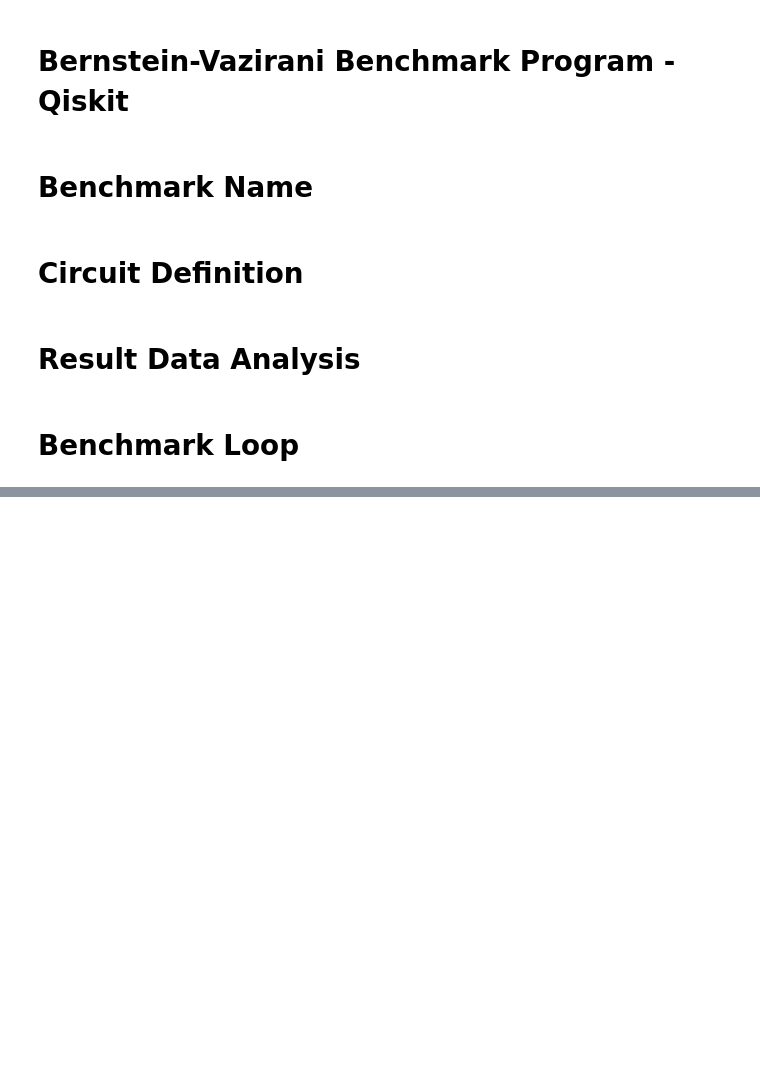
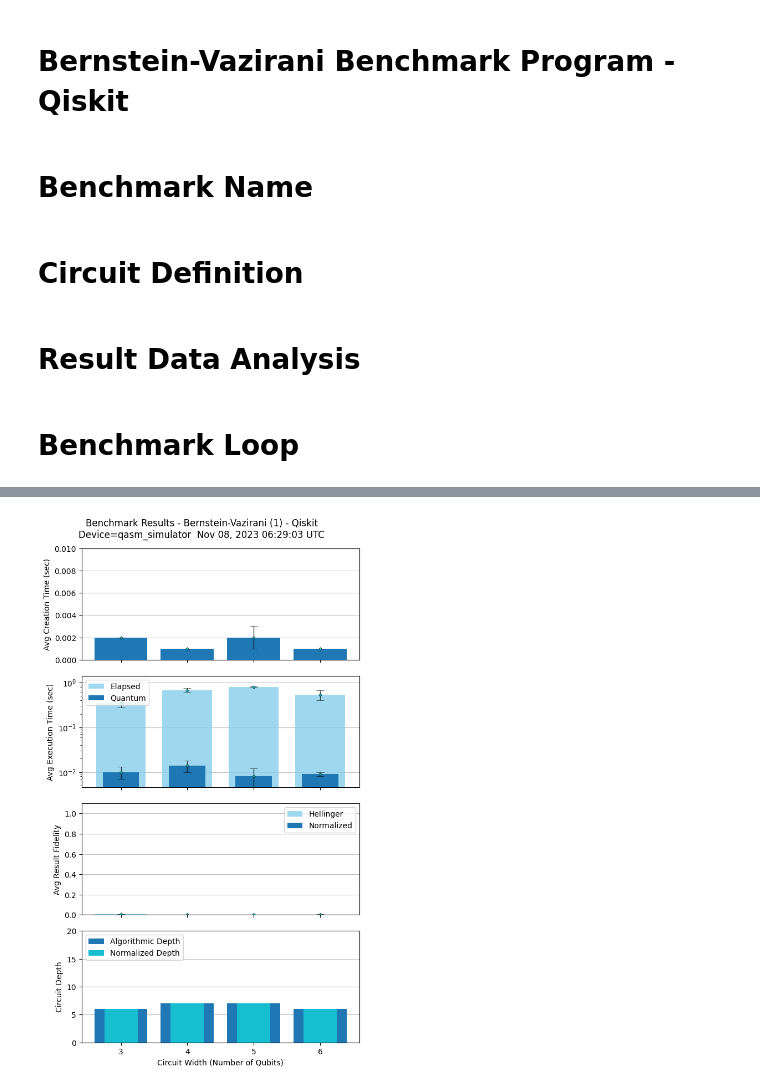
Before and after one commit to PavanCyborg/Quantum-Benchmark, a Jupyter notebook: bernstein-vazirani/qiskit/berstein-Vazirani.ipynb, the cells around one changed output, grey strips where cells are left out. Drawn from its saved outputs; the diff is of its cells as text; code cells hidden in the pictures; blank space fills up the shorter version.

```diff
--- a/bernstein-vazirani/qiskit/berstein-Vazirani.ipynb
+++ b/bernstein-vazirani/qiskit/berstein-Vazirani.ipynb
@@ -255,0 +258,95 @@ q146_5: ┤ X ├┤ X ├
+# %%
+# Execute program with default parameters
+def run (min_qubits=3, max_qubits=6, skip_qubits=1, max_circuits=3, num_shots=100,
+        backend_id='qasm_simulator', method = 1, provider_backend=None,
+        hub="ibm-q", group="open", project="main", exec_options=None,
+        context=None):
+
+    print(f"{benchmark_name} ({method}) Benchmark Program - Qiskit")
+
+    # validate parameters (smallest circuit is 3 qubits)
+    max_qubits = max(3, max_qubits)
+    min_qubits = min(max(3, min_qubits), max_qubits)
+    skip_qubits = max(1, skip_qubits)
+    #print(f"min, max qubits = {min_qubits} {max_qubits}")
+
+    # create context identifier
+    if context is None: context = f"{benchmark_name} ({method}) Benchmark"
+
+    ##########
+
+    # Variable for new qubit group ordering if using mid_circuit measurements
+    mid_circuit_qubit_group = []
+
+    # If using mid_circuit measurements, set transform qubit group to true
+    transform_qubit_group = True if method ==2 else False
+
+    # Initialize metrics module
+    metrics.init_metrics()
+
+    # Define custom result handler
+    def execution_handler (qc, result, num_qubits, s_int, num_shots):
+
+        # determine fidelity of result set
+        num_qubits = int(num_qubits)
+        counts, fidelity = analyze_and_print_result(qc, result, num_qubits, int(s_int), num_shots)
+        metrics.store_metric(num_qubits, s_int, 'fidelity', fidelity)
+
+    # Initialize execution module using the execution result handler above and specified backend_id
+    ex.init_execution(execution_handler)
+    ex.set_execution_target(backend_id, provider_backend=provider_backend,
+            hub=hub, group=group, project=project, exec_options=exec_options,
+            context=context)
+
+    # for noiseless simulation, set noise model to be None
+    # ex.set_noise_model(None)
+
+    ##########
+
+    # Execute Benchmark Program N times for multiple circuit sizes
+    # Accumulate metrics asynchronously as circuits complete
+    for num_qubits in range(min_qubits, max_qubits + 1, skip_qubits):
+
+        input_size = num_qubits - 1
+
+        # determine number of circuits to execute for this group
+        num_circuits = min(2**(input_size), max_circuits)
+
+        print(f"************\nExecuting [{num_circuits}] circuits with num_qubits = {num_qubits}")
+
+        # determine range of secret strings to loop over
+        if 2**(input_size) <= max_circuits:
+            s_range = list(range(num_circuits))
+        else:
+            s_range = np.random.choice(2**(input_size), num_circuits, False)
+
+        # loop over limited # of secret strings for this
+        for s_int in s_range:
+            # If mid circuit, then add 2 to new qubit group since the circuit only uses 2 qubits
+            if method == 2:
+                mid_circuit_qubit_group.append(2)
+
+            # create the circuit for given qubit size and secret string, store time metric
+            ts = time.time()
+            qc = BersteinVazirani(num_qubits, s_int, method)
+            metrics.store_metric(num_qubits, s_int, 'create_time', time.time()-ts)
+
+            # collapse the sub-circuit levels used in this benchmark (for qiskit)
+            qc2 = qc.decompose()
+
+            # submit circuit for execution on target (simulator, cloud simulator, or hardware)
+            ex.submit_circuit(qc2, num_qubits, s_int, shots=num_shots)
+
+        # Wait for some active circuits to complete; report metrics when groups complete
+        ex.throttle_execution(metrics.finalize_group)
+
+    # Wait for all active circuits to complete; report metrics when groups complete
+    ex.finalize_execution(metrics.finalize_group)
+    print("Sample Circuit:"); print(QC_ if QC_ != None else "  ... too large!")
+    if method == 1: print("\nQuantum Oracle 'Uf' ="); print(Uf_ if Uf_ != None else " ... too large!")
+
+    # Plot metrics for all circuit sizes
+    metrics.plot_metrics(f"Benchmark Results - {benchmark_name} ({method}) - Qiskit",
+                         transform_qubit_group = transform_qubit_group, new_qubit_group = mid_circuit_qubit_group)
+if __name__ == '__main__': run()
+# %% [output]
@@ -255,0 +370 @@ q146_5: ┤ X ├┤ X ├
+[figure, added]
```
Also changed, not shown: parts of 7 cells of this notebook.
